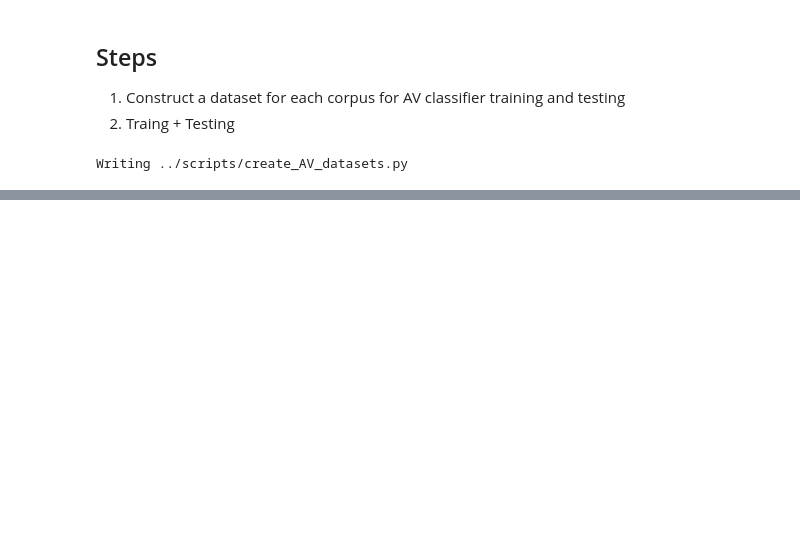
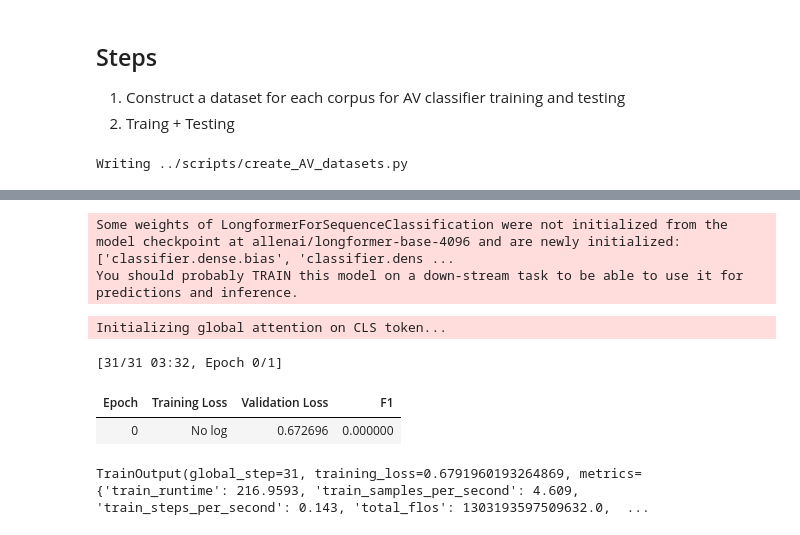
Before and after one commit to jaaack-wang/personalizedWriting, a Jupyter notebook: notebooks/AV_pipeline.ipynb, the cells around one changed output, grey strips where cells are left out. Saved outputs shown, nothing was run; the diff lists cells and outputs as text; code cells hidden in the pictures; blank space fills up the shorter version.

```diff
--- a/notebooks/AV_pipeline.ipynb
+++ b/notebooks/AV_pipeline.ipynb
@@ -113,0 +350,51 @@ Writing ../scripts/create_AV_datasets.py
+# %%
+import evaluate
+import numpy as np
+from transformers import Trainer, TrainingArguments
+from transformers import AutoModelForSequenceClassification
+
+
+def compute_metrics(eval_pred):
+    f1_metric = evaluate.load("f1")
+    logits, labels = eval_pred
+    predictions = np.argmax(logits, axis=-1)
+    f1_metric.add_batch(predictions=predictions, references=labels)
+    return f1_metric.compute()
+
+# Load the Longformer model for sequence classification
+model = AutoModelForSequenceClassification.from_pretrained(model_name, num_labels=2)
+
+training_args = TrainingArguments(
+    output_dir=model_output_dir,  # Output directory
+    fp16=True,
+    num_train_epochs=1,  # Total # of training epochs
+    per_device_train_batch_size=8,  # batch size per device during training
+    per_device_eval_batch_size=16,  # batch size for evaluation
+    gradient_accumulation_steps=4,  # Accumulate gradients to simulate batch size of 16
+    warmup_steps=500,  # Number of warmup steps for learning rate scheduler
+    weight_decay=0.01,  # Strength of weight decay
+    learning_rate=2e-5,  # Learning rate
+    save_total_limit=1,  # Limit the total amount of checkpoints
+    logging_steps=100,
+    evaluation_strategy="epoch",
+)
+
+# Create the Trainer object
+trainer = Trainer(
+    model=model,
+    args=training_args,
+    train_dataset=train_dataset,
+    eval_dataset=valid_dataset,
+    compute_metrics=compute_metrics,
+)
+# %% [output]
+Some weights of LongformerForSequenceClassification were not initialized from the model checkpoint at allenai/longformer-base-4096 and are newly initialized: ['classifier.dense.bias', 'classifier.dens ...
+You should probably TRAIN this model on a down-stream task to be able to use it for predictions and inference.
+# %%
+trainer.train()
+# %% [output]
+Initializing global attention on CLS token...
+[31/31 03:32, Epoch 0/1]
+| Epoch | Training Loss | Validation Loss | F1 |
+| 0 | No log | 0.672696 | 0.000000 |
+TrainOutput(global_step=31, training_loss=0.6791960193264869, metrics={'train_runtime': 216.9593, 'train_samples_per_second': 4.609, 'train_steps_per_second': 0.143, 'total_flos': 1303193597509632.0,  ...
```
Also changed, not shown: parts of 13 cells of this notebook, 12 other files.
